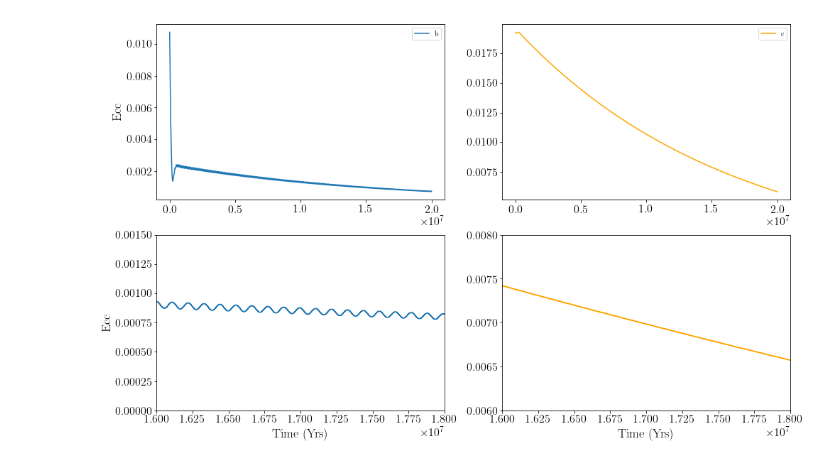
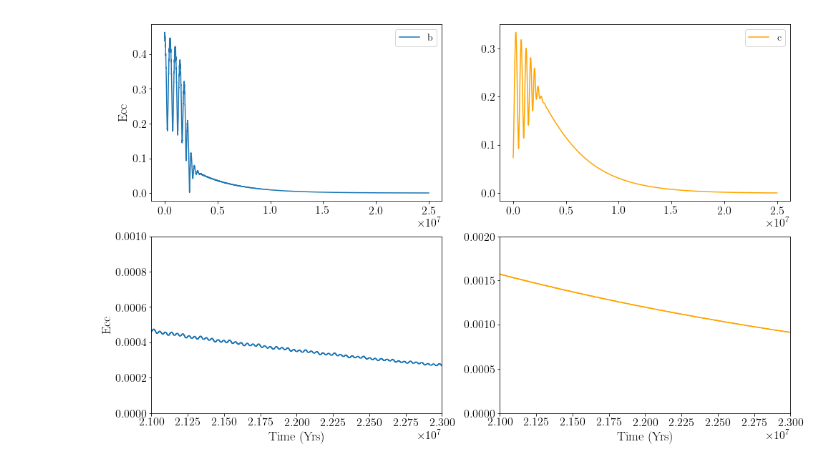
Before and after one commit to dm1681/Merging_Perts, a Jupyter notebook: Research/Merging_Perts/fig_gen.ipynb, the cells around one changed output. Saved outputs shown, nothing was run; the diff lists cells and outputs as text; code cells hidden in the pictures.

```diff
--- a/Research/Merging_Perts/fig_gen.ipynb
+++ b/Research/Merging_Perts/fig_gen.ipynb
@@ -739,34 +915,43 @@ c_fwd = np.loadtxt('./final_data/char/eqorbmesc/snapshot/system.c.forward')
+# %%
+#b_fwd = np.loadtxt('./final_data/char/eqorbmesc/snapshot/binvplane_0/system.b.forward')
+#c_fwd = np.loadtxt('./final_data/char/eqorbmesc/snapshot/binvplane_0/system.c.forward')
+
+#b_fwd = np.loadtxt('./final_data/char/eqorbmesc/snapshot/binvplane_1/system.b.forward')
+#c_fwd = np.loadtxt('./final_data/char/eqorbmesc/snapshot/binvplane_1/system.c.forward')
+
+b_fwd = np.loadtxt('./final_data/char/eqorbmesc/snapshot/1470000000.0/system.b.forward',usecols=(0,2))
+c_fwd = np.loadtxt('./final_data/char/eqorbmesc/snapshot/1470000000.0/system.c.forward',usecols=(0,2))
 # %%
 # lets look at the snapshot
 
 
-b_ecc = b_fwd[:,2]
+b_ecc = b_fwd[:,1]
 b_time = b_fwd[:,0]
-c_ecc = c_fwd[:,2]
+c_ecc = c_fwd[:,1]
 c_time = c_fwd[:,0]
 
 fig,ax = plt.subplots(2,2)
 fig.set_size_inches(16,10)
 ax[0,0].plot(b_time, b_ecc, label='b')
 ax[0,1].plot(c_time, c_ecc, color='orange', label='c')
 ax[1,0].set_xlabel('Time (Yrs)',fontsize=18)
 ax[0,0].set_ylabel('Ecc', fontsize=18)
 ax[1,0].set_ylabel('Ecc', fontsize=18)
 
 ax[1,1].set_xlabel('Time (Yrs)',fontsize=18)
 
-ax[0,1].legend(loc=0)
-ax[0,0].legend(loc=0)
+ax[0,1].legend(loc=0, fontsize=14)
+ax[0,0].legend(loc=0, fontsize=14)
 
 ax[1,0].plot(b_time, b_ecc, label='b')
-ax[1,0].set_xlim(16e6, 18e6)
-ax[1,0].set_ylim(0,0.0015)
+ax[1,0].set_xlim(21e6, 23e6)
+ax[1,0].set_ylim(0,0.001)
 ax[1,1].plot(c_time, c_ecc, color='orange', label='c')
-ax[1,1].set_xlim(16e6, 18e6)
-ax[1,1].set_ylim(0.006,0.008)
-fig.savefig('Ecc_evol.png')
+ax[1,1].set_xlim(21e6, 23e6)
+ax[1,1].set_ylim(0,0.002)
+fig.savefig('Ecc_evol_147gyrs.png')
 # %% [output]
-[figure, old version]
+[figure, new version]
 # %%
 # this script will create initial conditions for distorb and eqtide based on the outputs from any given time in the
 # forward files.
```
Also changed, not shown: parts of 28 cells of this notebook.
